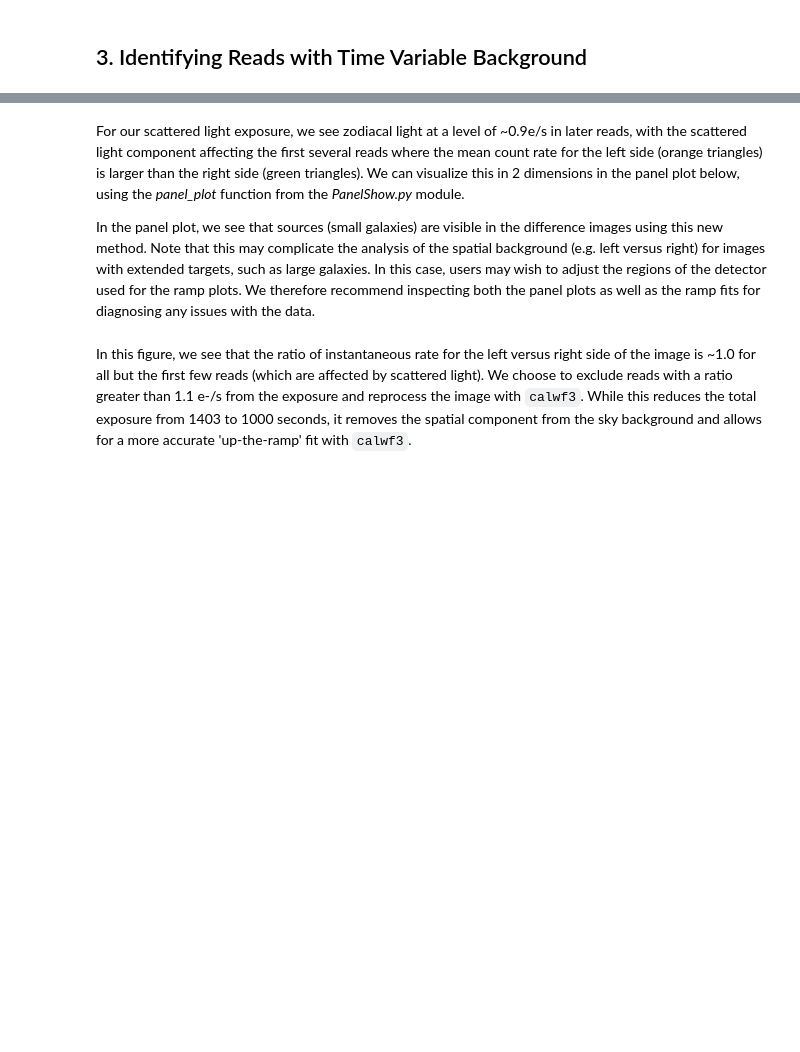
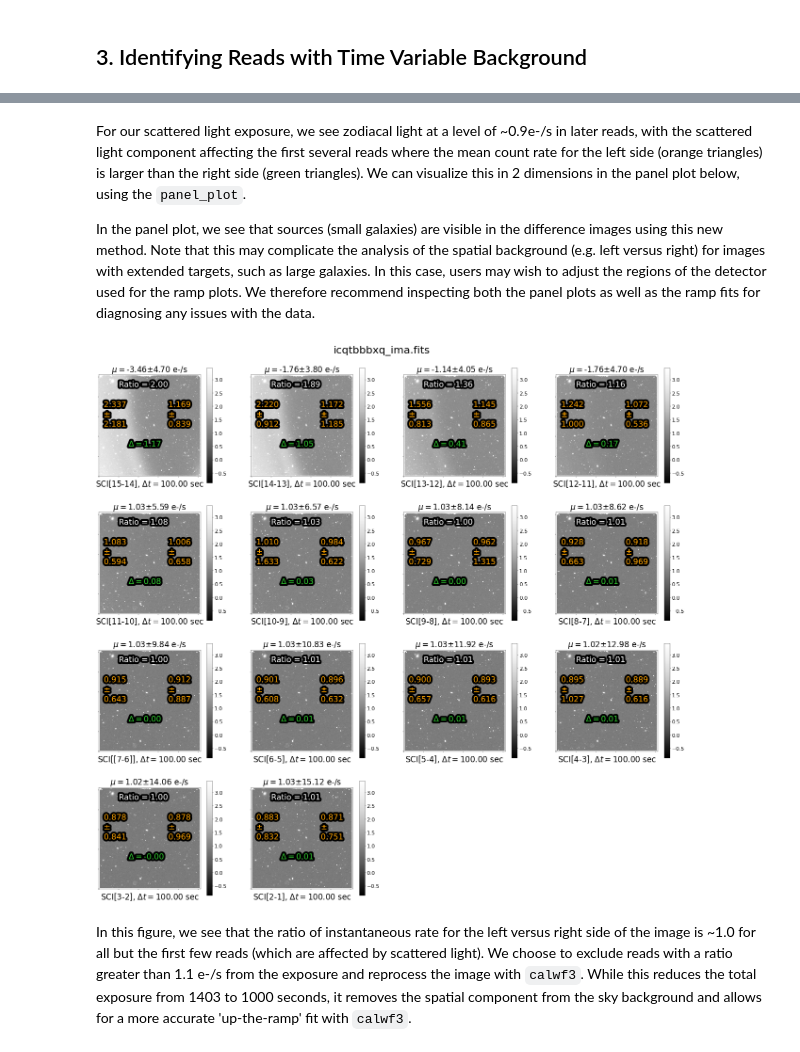
Before and after one commit to spacetelescope/WFC3Library, a Jupyter notebook: notebooks/ir_scattered_light_calwf3_corrections/Correcting_for_Scattered_Light_in_IR_Exposures_Using_calwf3_to_Mask_Bad_Reads.ipynb, the cells around one changed output, grey strips where cells are left out. Drawn from its saved outputs; the diff is of its cells as text; code cells hidden in the pictures; blank space fills up the shorter version.

```diff
--- a/notebooks/ir_scattered_light_calwf3_corrections/Correcting_for_Scattered_Light_in_IR_Exposures_Using_calwf3_to_Mask_Bad_Reads.ipynb
+++ b/notebooks/ir_scattered_light_calwf3_corrections/Correcting_for_Scattered_Light_in_IR_Exposures_Using_calwf3_to_Mask_Bad_Reads.ipynb
@@ -181,25 +181,27 @@ Here, we use the *read_wfc* funtion found in *ima_visualization_and_differencing
 # %% [markdown]
-For our scattered light exposure, we see  zodiacal light at a level of ~0.9e/s in later reads, with the scattered light component affecting the first several reads where the mean count rate for the left side (orange triangles) is larger than the right side (green triangles). We can visualize this in 2 dimensions in the panel plot below, using the *panel_plot* function from the *PanelShow.py* module.
+For our scattered light exposure, we see  zodiacal light at a level of ~0.9e-/s in later reads, with the scattered light component affecting the first several reads where the mean count rate for the left side (orange triangles) is larger than the right side (green triangles). We can visualize this in 2 dimensions in the panel plot below, using the `panel_plot`.
 
 In the panel plot, we see that sources (small galaxies) are visible in the difference images using this new method. Note that this may complicate the analysis of the spatial background (e.g. left versus right) for images with extended targets, such as large galaxies. In this case, users may wish to adjust the regions of the detector used for the ramp plots. We therefore recommend inspecting both the panel plots as well as the ramp fits for diagnosing any issues with the data.
 # %%
 path,filename = os.path.split(ima)
 
 cube, integ_time = diff.read_wfc3(ima)
 
 lhs_region = {"x0":50,"x1":250,"y0":100,"y1":900}
 rhs_region = {"x0":700,"x1":900,"y0":100,"y1":900}
 
-median_fullframe, median_lhs, median_rhs = diff.get_median_fullframe_lhs_rhs(cube, lhs_region = lhs_region, rhs_region = rhs_region)
+median_fullframe, median_lhs, median_rhs = diff.get_median_fullframe_lhs_rhs(cube, lhs_region=lhs_region, rhs_region=rhs_region)
 
-diff_cube = diff.compute_diff_imas(cube, integ_time, diff_method = 'instantaneous')
+diff_cube = diff.compute_diff_imas(cube, integ_time, diff_method='instantaneous')
 
-median_diff_fullframe, median_diff_lhs, median_diff_rhs = diff.get_median_fullframe_lhs_rhs(diff_cube, lhs_region = lhs_region, rhs_region = rhs_region)
-standard_dev_fullframe, standard_dev_lhs, standard_dev_rhs = diff.get_median_std_fullframe_lhs_rhs(diff_cube, lhs_region = lhs_region, rhs_region = rhs_region)
+median_diff_fullframe, median_diff_lhs, median_diff_rhs = diff.get_median_fullframe_lhs_rhs(diff_cube, lhs_region=lhs_region, rhs_region=rhs_region)
+standard_dev_fullframe, standard_dev_lhs, standard_dev_rhs = diff.get_std_fullframe_lhs_rhs(diff_cube, lhs_region=lhs_region, rhs_region=rhs_region)
 
-fig_0 = diff.panel_plot(cube, integ_time, median_diff_fullframe, median_diff_lhs, median_diff_rhs, standard_dev_fullframe, standard_dev_lhs, standard_dev_rhs, diff_method = 'instantaneous')
-_=fig_0.suptitle(filename, fontsize = 40)
-plt.subplots_adjust(bottom = 0.25, right = 0.9, top = 0.95)
+fig_0 = diff.panel_plot(cube, integ_time, median_diff_fullframe, median_diff_lhs, median_diff_rhs, standard_dev_fullframe, standard_dev_lhs, standard_dev_rhs, diff_method='instantaneous')
+_= fig_0.suptitle(filename, fontsize=40)
+plt.subplots_adjust(bottom=0.25, right=0.9, top=0.95)
+# %% [output]
+[figure, added]
 # %% [markdown]
 In this figure, we see that the ratio of instantaneous rate for the left versus right side of the image is ~1.0 for all but the first few reads (which are affected by scattered light). We choose to exclude reads with a ratio greater than 1.1 e-/s from the exposure and reprocess the image with `calwf3`. While this reduces the total exposure from 1403 to 1000 seconds, it removes the spatial component from the sky background and allows for a more accurate 'up-the-ramp' fit with `calwf3`.
 # %% [markdown]
```
Also changed, not shown: parts of 19 cells of this notebook, 2 other files.
